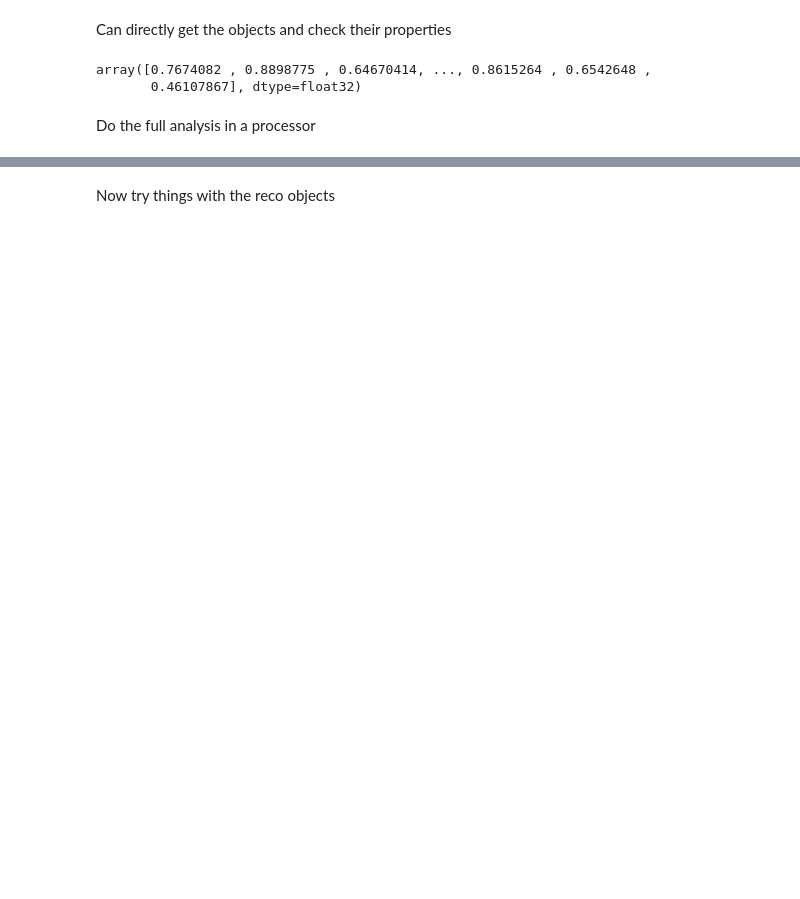
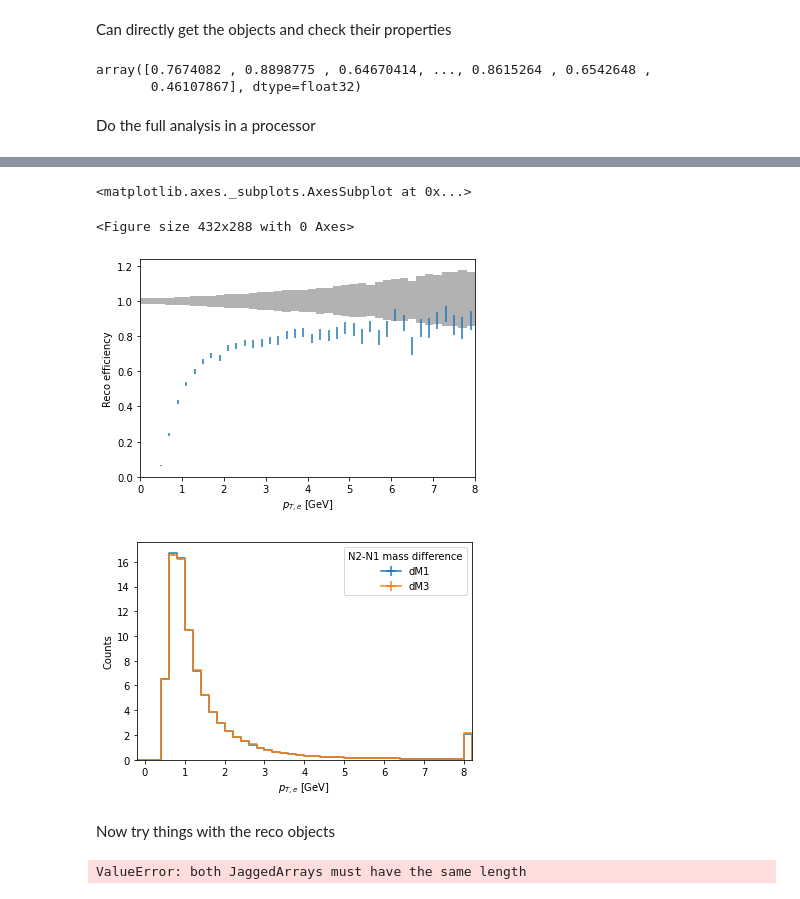
Before and after one commit to therwig/ele-studies, a Jupyter notebook: akAna/coffeaTest.ipynb, the cells around one changed output, grey strips where cells are left out. Cells and saved outputs as stored; diff of their text form; code cells hidden in the pictures; blank space fills up the shorter version.

```diff
--- a/akAna/coffeaTest.ipynb
+++ b/akAna/coffeaTest.ipynb
@@ -117,2 +175,15 @@ hist.plot1d(result["pt_sub"])
+# %%
+plt.figure()
+hist.plotratio(num=result["pt_all_truth_matched"].integrate("dataset"),
+               denom=result["pt_all_truth"].integrate("dataset")) #, error_opts={"marker": "x"})
+plt.ylabel("Reco efficiency")
+
+plt.figure()
+hist.plot1d(result["pt_all_reco_unmatched"],overflow='all')
+# %% [output]
+<matplotlib.axes._subplots.AxesSubplot at 0x...>
+<Figure size 432x288 with 0 Axes>
+[figure, added]
+[figure, added]
 # %% [markdown]
 Now try things with the reco objects
@@ -120,0 +215,16 @@ events.ElectronBPark[events.ElectronBPark.genPartIdx >=0]
+# %%
+#help(events.GenPart)
+reco_eles_prematched = events.ElectronBPark[events.ElectronBPark.genPartIdx >=0]
+#tr_pairs = truth_eles.argcross(reco_eles_prematched, nested=True)
+tr_pairs = truth_eles.cross(reco_eles_prematched, nested=True)
+#tr_pairs.reco_eles_prematched
+t, r = tr_pairs.unzip()
+drs = t.delta_r(r)
+truth_eles.eta
+reco_eles_prematched.eta
+t_match = t[drs.min() < 0.1]
+t_match
+#truth_eles.localindex
+#t
+# %% [output]
+ValueError: both JaggedArrays must have the same length
```
Also changed, not shown: parts of 10 cells of this notebook.
